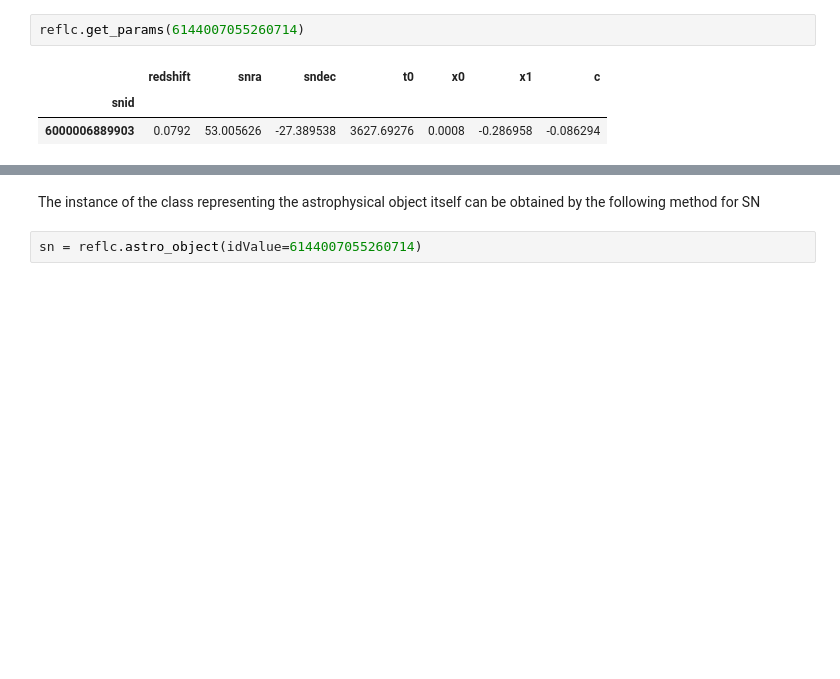
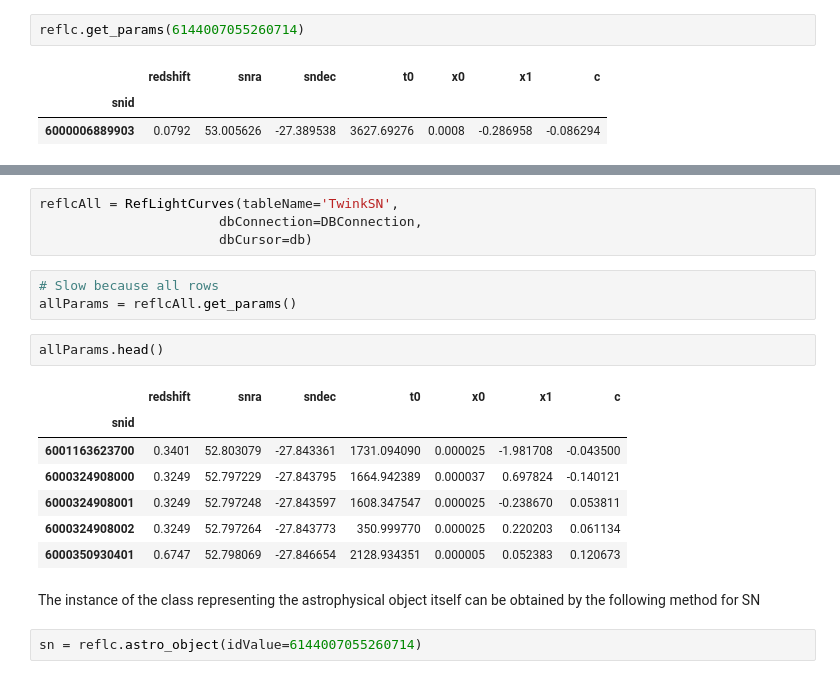
Before and after one commit to LSSTDESC/Monitor, a Jupyter notebook: examples/reference_lc.ipynb, the cells around one changed output, grey strips where cells are left out. Saved outputs shown, nothing was run; the diff lists cells and outputs as text; blank space fills up the shorter version.

```diff
--- a/examples/reference_lc.ipynb
+++ b/examples/reference_lc.ipynb
@@ -115,3 +142,20 @@ reflc.get_params(6144007055260714)
+# %%
+reflcAll = RefLightCurves(tableName='TwinkSN',
+                       dbConnection=DBConnection,
+                       dbCursor=db)
+# %%
+# Slow because all rows
+allParams = reflcAll.get_params()
+# %%
+allParams.head()
+# %% [output]
+|  | redshift | snra | sndec | t0 | x0 | x1 | c |
+| snid |  |  |  |  |  |  |  |
+| 6001163623700 | 0.3401 | 52.803079 | -27.843361 | 1731.094090 | 0.000025 | -1.981708 | -0.043500 |
+| 6000324908000 | 0.3249 | 52.797229 | -27.843795 | 1664.942389 | 0.000037 | 0.697824 | -0.140121 |
+| 6000324908001 | 0.3249 | 52.797248 | -27.843597 | 1608.347547 | 0.000025 | -0.238670 | 0.053811 |
+| 6000324908002 | 0.3249 | 52.797264 | -27.843773 | 350.999770 | 0.000025 | 0.220203 | 0.061134 |
+| 6000350930401 | 0.6747 | 52.798069 | -27.846654 | 2128.934351 | 0.000005 | 0.052383 | 0.120673 |
 # %% [markdown]
 The instance of the class representing the astrophysical object itself can be obtained by the following method for SN
 # %%
```
Also changed, not shown: parts of 20 cells of this notebook, 1 other file.
